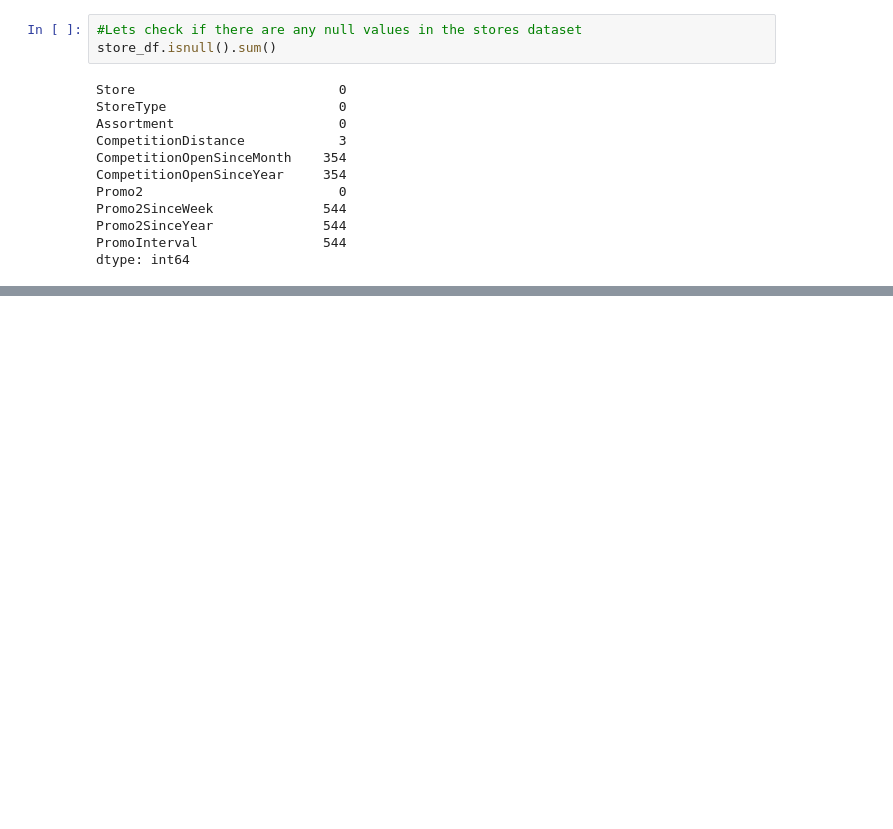
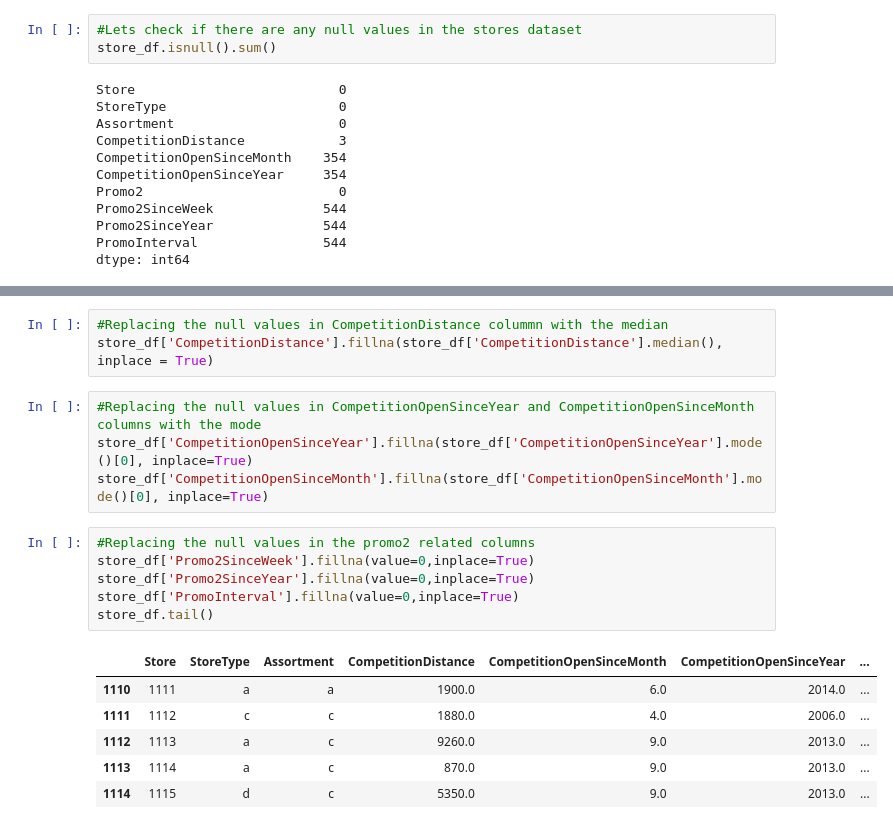
Before and after one commit to sumaiyasiddiqa/Retail-sales-prediction, a Jupyter notebook: Retail_Sales_Prediction_Sumaiya_Siddiqa.ipynb, the cells around one changed output, grey strips where cells are left out. Drawn from its saved outputs; the diff is of its cells as text; blank space fills up the shorter version.

```diff
--- a/Retail_Sales_Prediction_Sumaiya_Siddiqa.ipynb
+++ b/Retail_Sales_Prediction_Sumaiya_Siddiqa.ipynb
@@ -173,0 +191,20 @@ dtype: int64
+# %%
+#Replacing the null values in CompetitionDistance colummn with the median
+store_df['CompetitionDistance'].fillna(store_df['CompetitionDistance'].median(), inplace = True)
+# %%
+#Replacing the null values in CompetitionOpenSinceYear and CompetitionOpenSinceMonth columns with the mode
+store_df['CompetitionOpenSinceYear'].fillna(store_df['CompetitionOpenSinceYear'].mode()[0], inplace=True)
+store_df['CompetitionOpenSinceMonth'].fillna(store_df['CompetitionOpenSinceMonth'].mode()[0], inplace=True)
+# %%
+#Replacing the null values in the promo2 related columns
+store_df['Promo2SinceWeek'].fillna(value=0,inplace=True)
+store_df['Promo2SinceYear'].fillna(value=0,inplace=True)
+store_df['PromoInterval'].fillna(value=0,inplace=True)
+store_df.tail()
+# %% [output]
+|  | Store | StoreType | Assortment | CompetitionDistance | CompetitionOpenSinceMonth | CompetitionOpenSinceYear | ... |
+| 1110 | 1111 | a | a | 1900.0 | 6.0 | 2014.0 | ... |
+| 1111 | 1112 | c | c | 1880.0 | 4.0 | 2006.0 | ... |
+| 1112 | 1113 | a | c | 9260.0 | 9.0 | 2013.0 | ... |
+| 1113 | 1114 | a | c | 870.0 | 9.0 | 2013.0 | ... |
+| 1114 | 1115 | d | c | 5350.0 | 9.0 | 2013.0 | ... |
```
Also changed, not shown: parts of 12 cells of this notebook.
